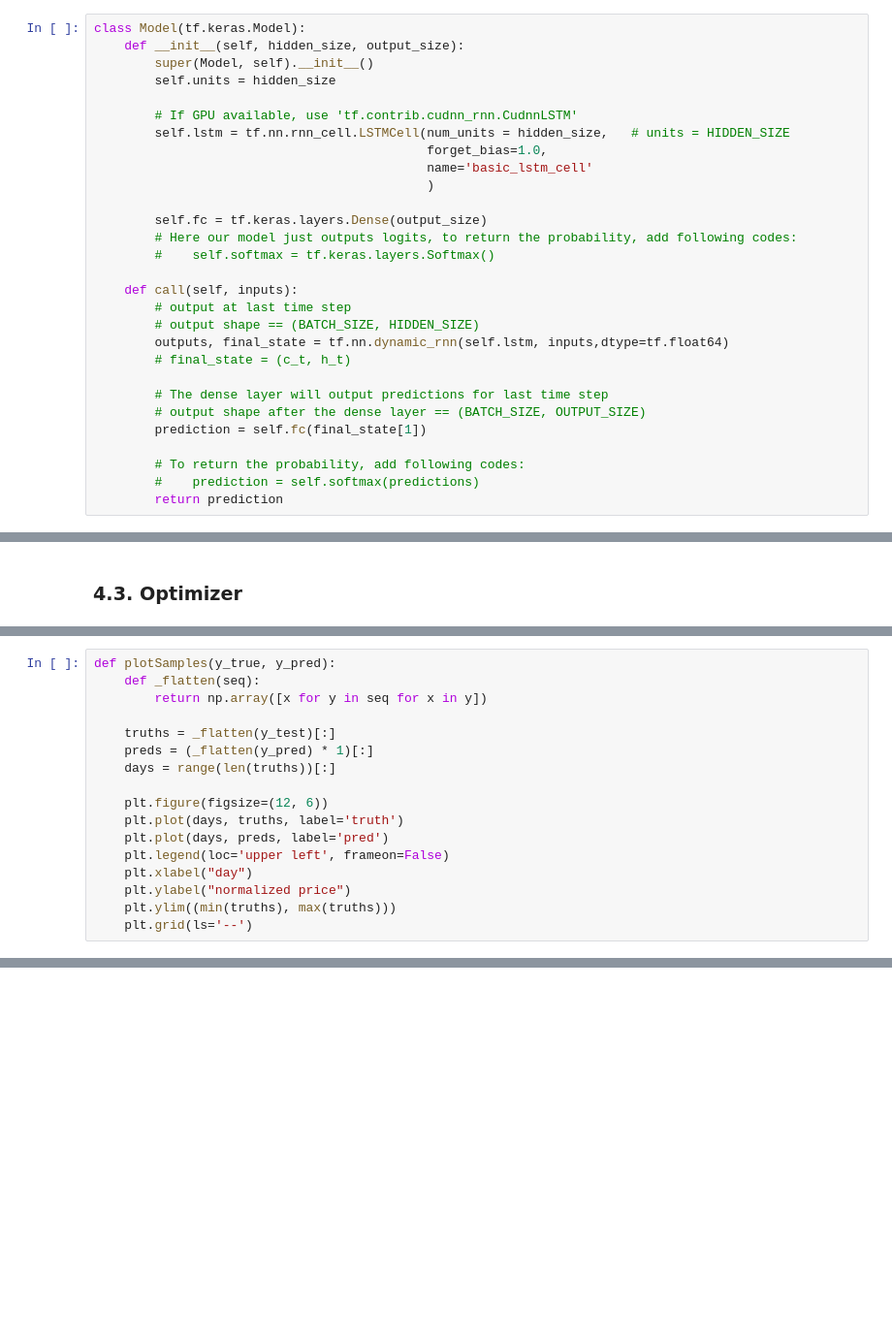
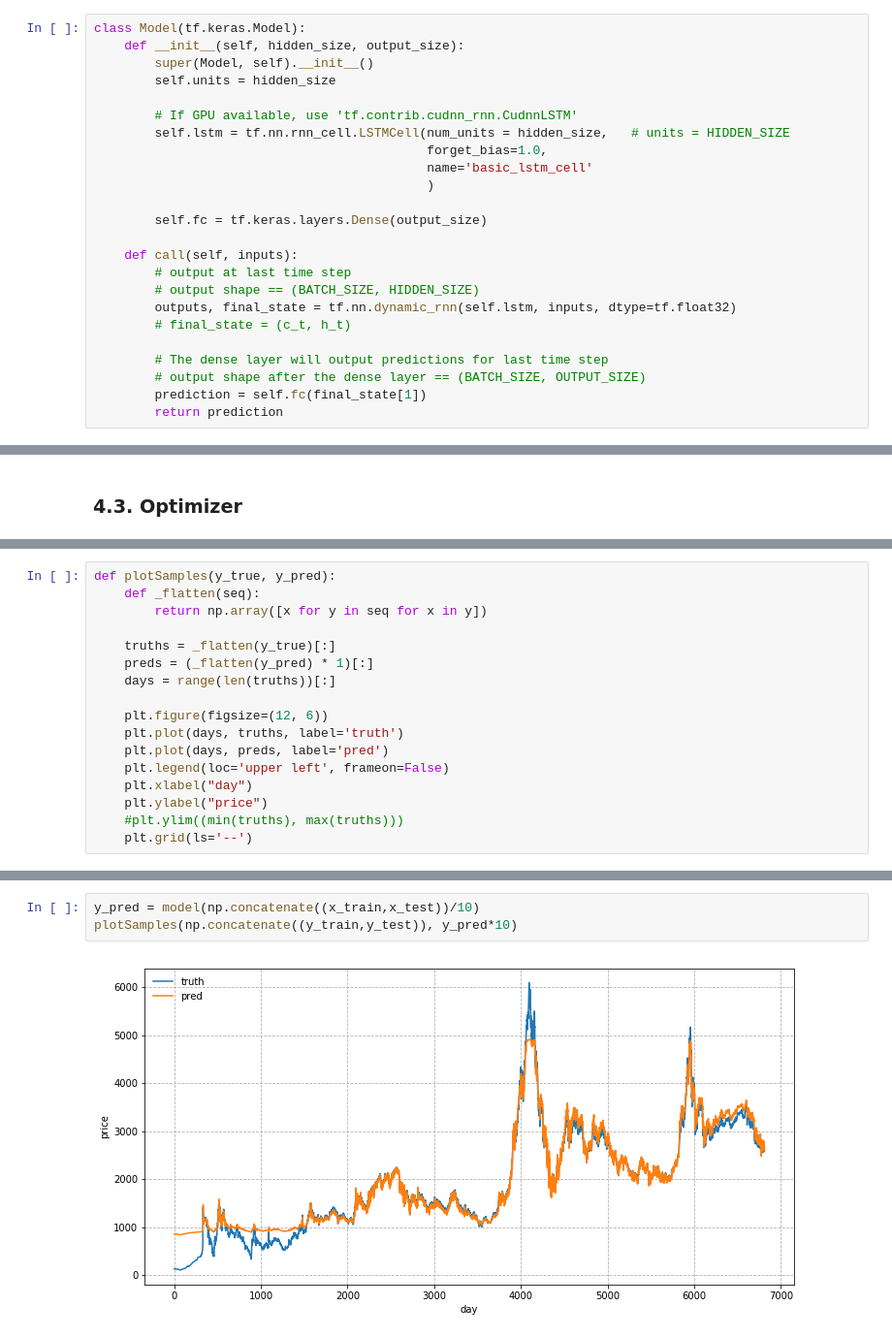
Before and after one commit to jaydu1/TensorFlow-Tutorial, a Jupyter notebook: 14 LSTM on Stock Prediction/14 LSTM on Stock Prediction - en (Eager Execution).ipynb, the cells around one changed output, grey strips where cells are left out. Shown: that part at 97% size. Drawn from its saved outputs; the diff is of its cells as text; blank space fills up the shorter version.

```diff
--- a/14 LSTM on Stock Prediction/14 LSTM on Stock Prediction - en (Eager Execution).ipynb
+++ b/14 LSTM on Stock Prediction/14 LSTM on Stock Prediction - en (Eager Execution).ipynb
@@ -151,21 +149,16 @@ class Model(tf.keras.Model):
                                             )
 
         self.fc = tf.keras.layers.Dense(output_size)
-        # Here our model just outputs logits, to return the probability, add following codes:
-        #    self.softmax = tf.keras.layers.Softmax()
 
     def call(self, inputs):
         # output at last time step
         # output shape == (BATCH_SIZE, HIDDEN_SIZE)
-        outputs, final_state = tf.nn.dynamic_rnn(self.lstm, inputs,dtype=tf.float64)
+        outputs, final_state = tf.nn.dynamic_rnn(self.lstm, inputs, dtype=tf.float32)
         # final_state = (c_t, h_t)
 
         # The dense layer will output predictions for last time step
         # output shape after the dense layer == (BATCH_SIZE, OUTPUT_SIZE)
         prediction = self.fc(final_state[1])
-
-        # To return the probability, add following codes:
-        #    prediction = self.softmax(predictions)
         return prediction
 # %% [markdown]
 ### 4.2. Loss Function
@@ -186,0 +180,17 @@ optimizer = tf.train.RMSPropOptimizer(LEARNING_RATE)
+# %%
+def plotSamples(y_true, y_pred):
+    def _flatten(seq):
+        return np.array([x for y in seq for x in y])
+
+    truths = _flatten(y_true)[:]
+    preds = (_flatten(y_pred) * 1)[:]
+    days = range(len(truths))[:]
+
+    plt.figure(figsize=(12, 6))
+    plt.plot(days, truths, label='truth')
+    plt.plot(days, preds, label='pred')
+    plt.legend(loc='upper left', frameon=False)
+    plt.xlabel("day")
+    plt.ylabel("price")
+    #plt.ylim((min(truths), max(truths)))
+    plt.grid(ls='--')
@@ -238,17 +246,0 @@ Test Cost:  9.991130459356077e-05
-# %%
-def plotSamples(y_true, y_pred):
-    def _flatten(seq):
-        return np.array([x for y in seq for x in y])
-
-    truths = _flatten(y_test)[:]
-    preds = (_flatten(y_pred) * 1)[:]
-    days = range(len(truths))[:]
-
-    plt.figure(figsize=(12, 6))
-    plt.plot(days, truths, label='truth')
-    plt.plot(days, preds, label='pred')
-    plt.legend(loc='upper left', frameon=False)
-    plt.xlabel("day")
-    plt.ylabel("normalized price")
-    plt.ylim((min(truths), max(truths)))
-    plt.grid(ls='--')
@@ -256,0 +247,5 @@ def plotSamples(y_true, y_pred):
+# %%
+y_pred = model(np.concatenate((x_train,x_test))/10)
+plotSamples(np.concatenate((y_train,y_test)), y_pred*10)
+# %% [output]
+[figure, added]
```
Also changed, not shown: parts of 12 cells of this notebook.
